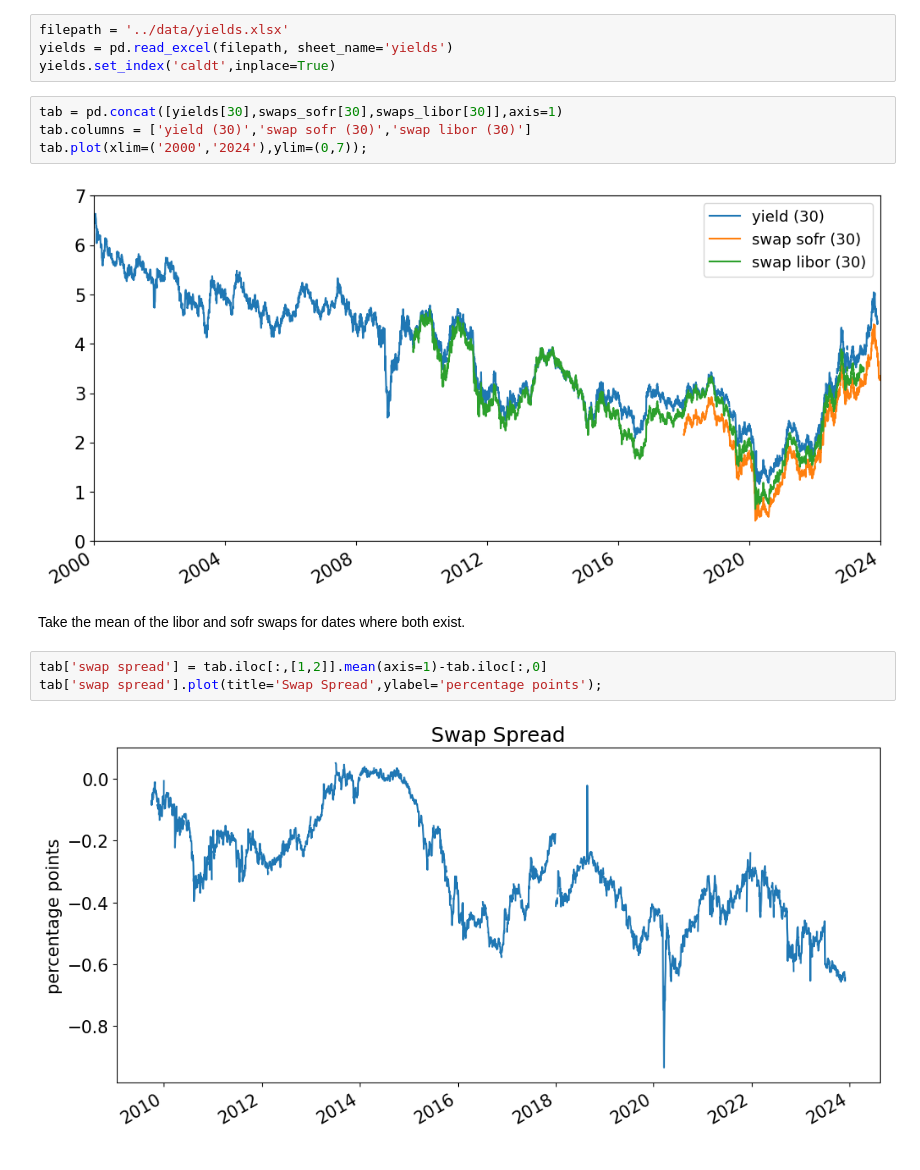
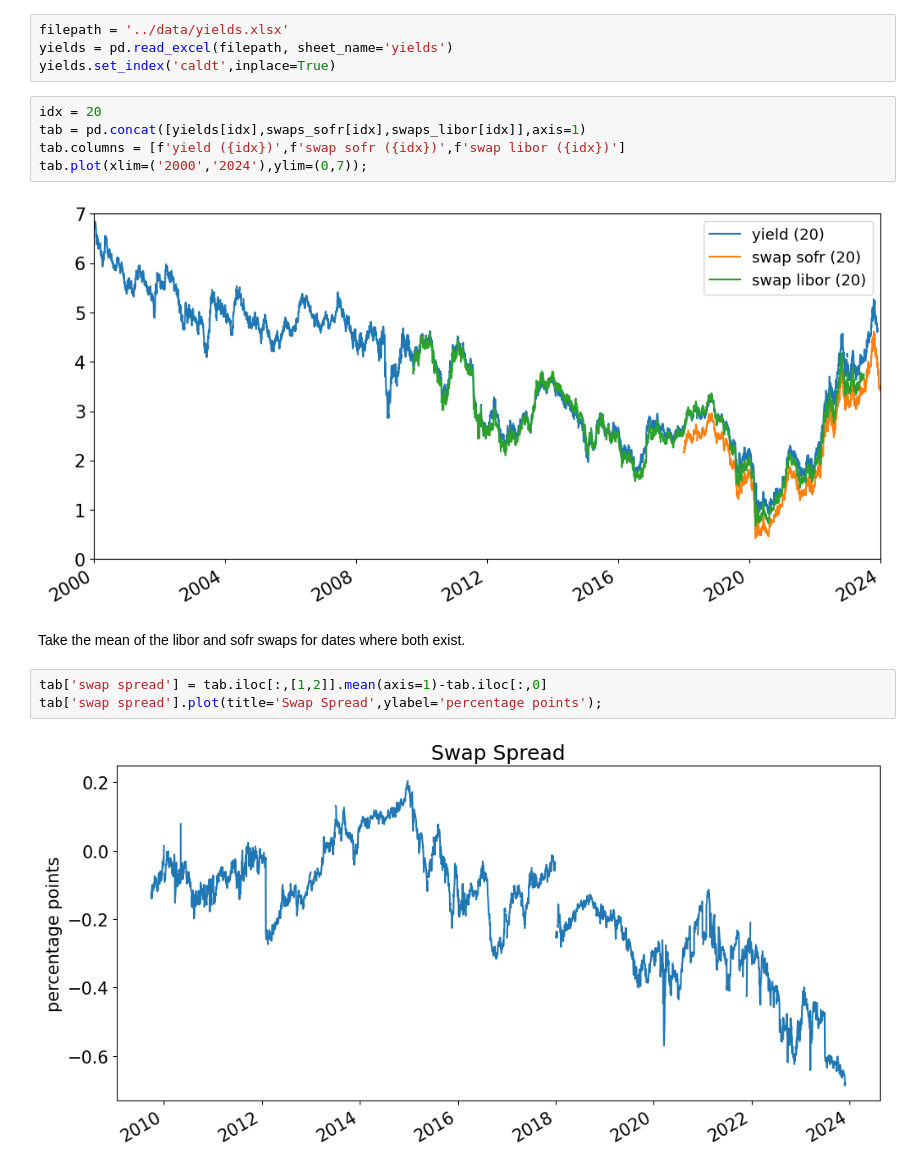
Before and after one commit to MarkHendricks/finm-fixedincome-2024, a Jupyter notebook: homework/Solution 3.ipynb, the cells around one changed output. Cells and saved outputs as stored; diff of their text form.

```diff
--- a/homework/Solution 3.ipynb
+++ b/homework/Solution 3.ipynb
@@ -396,15 +417,16 @@ filepath = '../data/yields.xlsx'
 yields = pd.read_excel(filepath, sheet_name='yields')
 yields.set_index('caldt',inplace=True)
 # %%
-tab = pd.concat([yields[30],swaps_sofr[30],swaps_libor[30]],axis=1)
-tab.columns = ['yield (30)','swap sofr (30)','swap libor (30)']
+idx = 20
+tab = pd.concat([yields[idx],swaps_sofr[idx],swaps_libor[idx]],axis=1)
+tab.columns = [f'yield ({idx})',f'swap sofr ({idx})',f'swap libor ({idx})']
 tab.plot(xlim=('2000','2024'),ylim=(0,7));
 # %% [output]
-[figure, old version]
+[figure, new version]
 # %% [markdown]
 Take the mean of the libor and sofr swaps for dates where both exist.
 # %%
 tab['swap spread'] = tab.iloc[:,[1,2]].mean(axis=1)-tab.iloc[:,0]
 tab['swap spread'].plot(title='Swap Spread',ylabel='percentage points');
 # %% [output]
-[figure, old version]
+[figure, new version]
```
Also changed, not shown: parts of 8 cells of this notebook, 4 other files.
